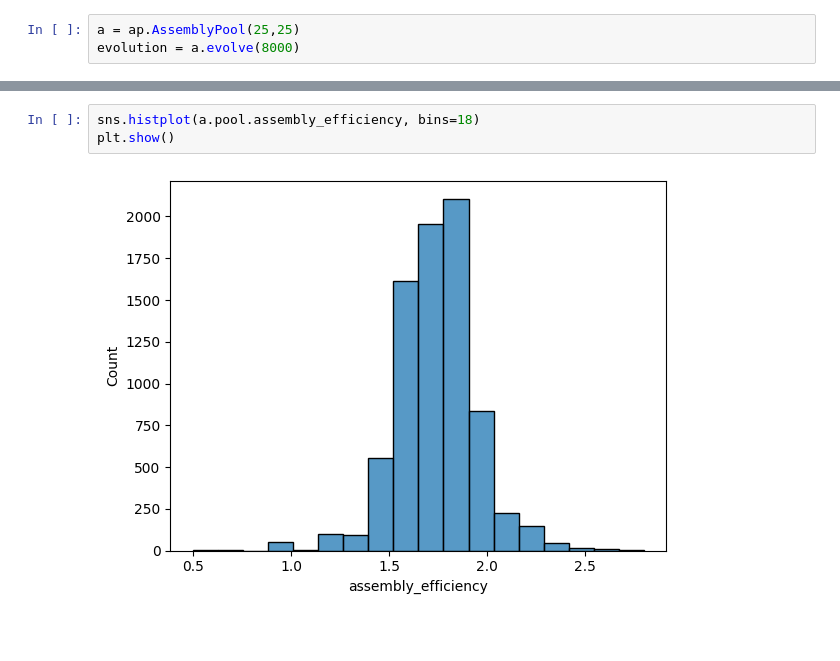
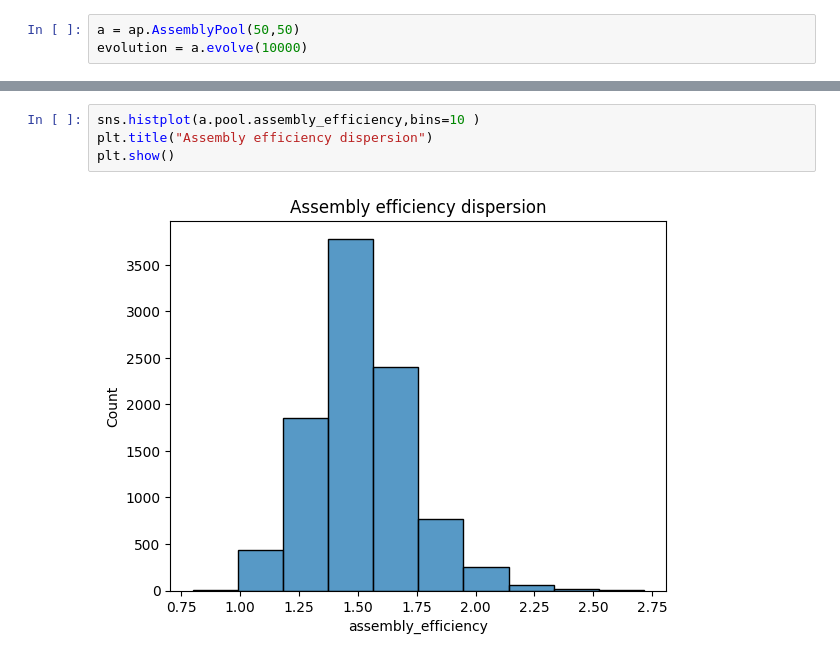
Before and after one commit to jiug/tfm, a Jupyter notebook: code/notebook.ipynb, the cells around one changed output, grey strips where cells are left out. Drawn from its saved outputs; the diff is of its cells as text; blank space fills up the shorter version.

Commit message:
Started Monte Carlo approach on jupyter
Jupyter notebook explores the data produced by the assembly_pool.py
script

```diff
--- a/code/notebook.ipynb
+++ b/code/notebook.ipynb
@@ -8,3 +10,3 @@ import pandas as pd
 # %%
-a = ap.AssemblyPool(25,25)
-evolution = a.evolve(8000)
+a = ap.AssemblyPool(50,50)
+evolution = a.evolve(10000)
@@ -53,5 +22,6 @@ evolution.tail(20)
 # %%
-sns.histplot(a.pool.assembly_efficiency, bins=18)
+sns.histplot(a.pool.assembly_efficiency,bins=10 )
+plt.title("Assembly efficiency dispersion")
 plt.show()
 # %% [output]
-[figure, old version]
+[figure, new version]
```
Also changed, not shown: parts of 12 cells of this notebook, 5 other files.
